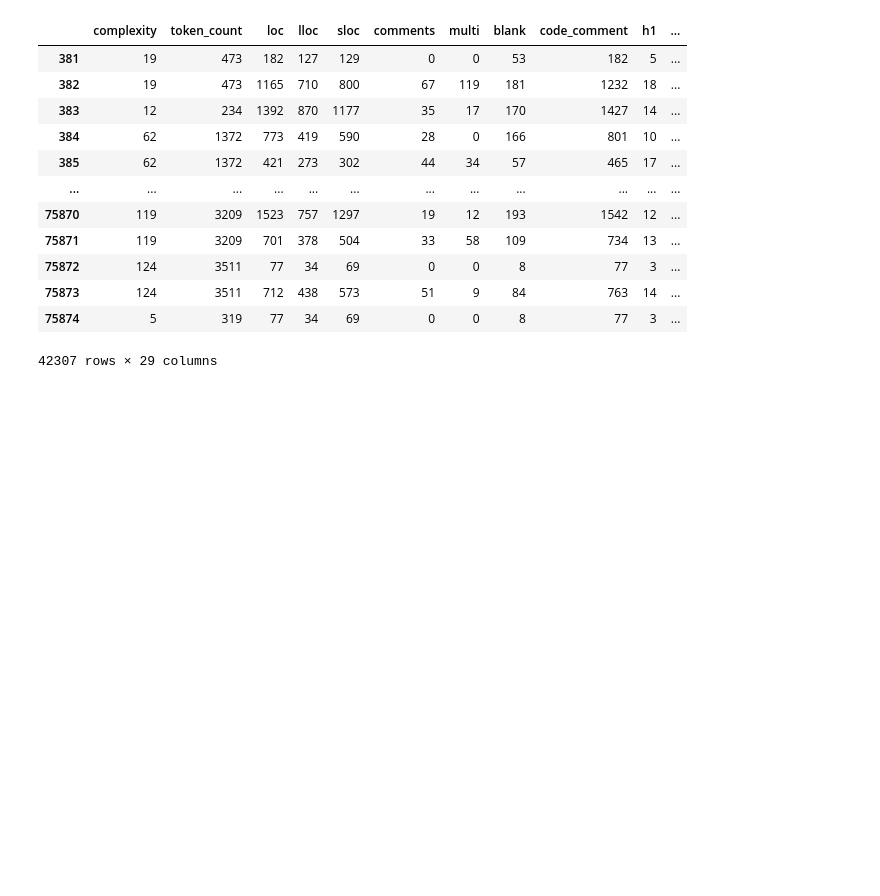
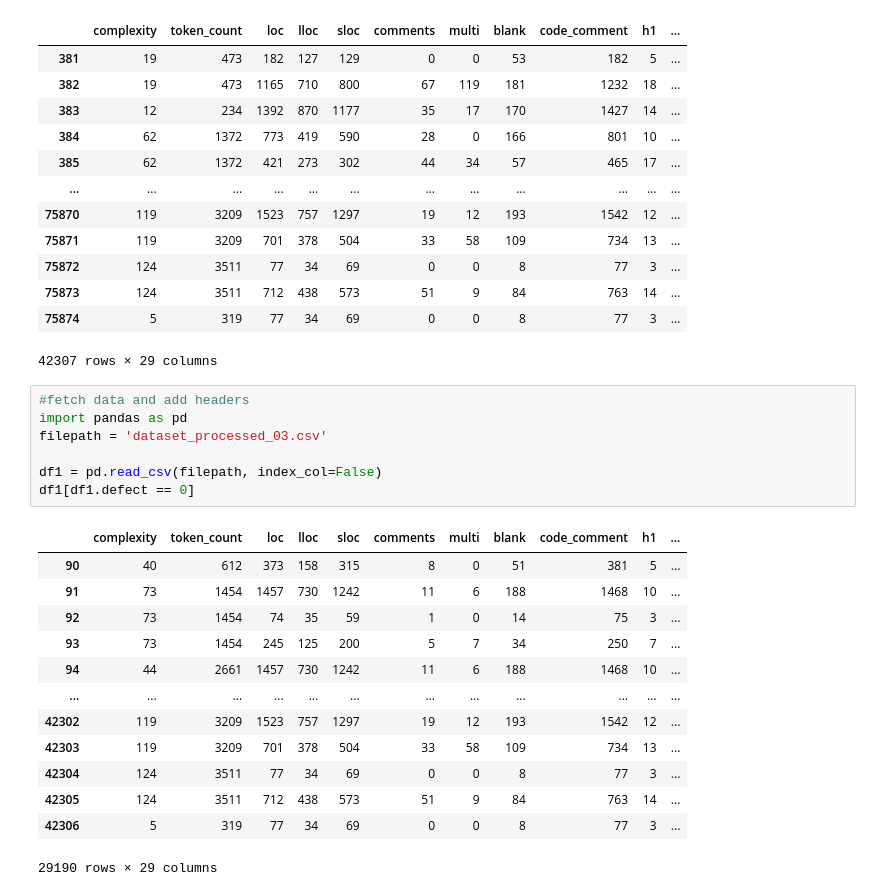
Before and after one commit to sanika27/defect_prediction, a Jupyter notebook: final_dataset_03.ipynb, the cells around one changed output. Saved outputs shown, nothing was run; the diff lists cells and outputs as text; blank space fills up the shorter version.

```diff
--- a/final_dataset_03.ipynb
+++ b/final_dataset_03.ipynb
@@ -373,3 +365,24 @@ df
 | 75873 | 124 | 3511 | 712 | 438 | 573 | 51 | 9 | 84 | 763 | 14 | ... |
 | 75874 | 5 | 319 | 77 | 34 | 69 | 0 | 0 | 8 | 77 | 3 | ... |
 42307 rows × 29 columns
+# %%
+#fetch data and add headers
+import pandas as pd
+filepath = 'dataset_processed_03.csv'
+
+df1 = pd.read_csv(filepath, index_col=False)
+df1[df1.defect == 0]
+# %% [output]
+|  | complexity | token_count | loc | lloc | sloc | comments | multi | blank | code_comment | h1 | ... |
+| 90 | 40 | 612 | 373 | 158 | 315 | 8 | 0 | 51 | 381 | 5 | ... |
+| 91 | 73 | 1454 | 1457 | 730 | 1242 | 11 | 6 | 188 | 1468 | 10 | ... |
+| 92 | 73 | 1454 | 74 | 35 | 59 | 1 | 0 | 14 | 75 | 3 | ... |
+| 93 | 73 | 1454 | 245 | 125 | 200 | 5 | 7 | 34 | 250 | 7 | ... |
+| 94 | 44 | 2661 | 1457 | 730 | 1242 | 11 | 6 | 188 | 1468 | 10 | ... |
+| ... | ... | ... | ... | ... | ... | ... | ... | ... | ... | ... | ... |
+| 42302 | 119 | 3209 | 1523 | 757 | 1297 | 19 | 12 | 193 | 1542 | 12 | ... |
+| 42303 | 119 | 3209 | 701 | 378 | 504 | 33 | 58 | 109 | 734 | 13 | ... |
+| 42304 | 124 | 3511 | 77 | 34 | 69 | 0 | 0 | 8 | 77 | 3 | ... |
+| 42305 | 124 | 3511 | 712 | 438 | 573 | 51 | 9 | 84 | 763 | 14 | ... |
+| 42306 | 5 | 319 | 77 | 34 | 69 | 0 | 0 | 8 | 77 | 3 | ... |
+29190 rows × 29 columns
```
Also changed, not shown: parts of 3 cells of this notebook, 3 other files.
